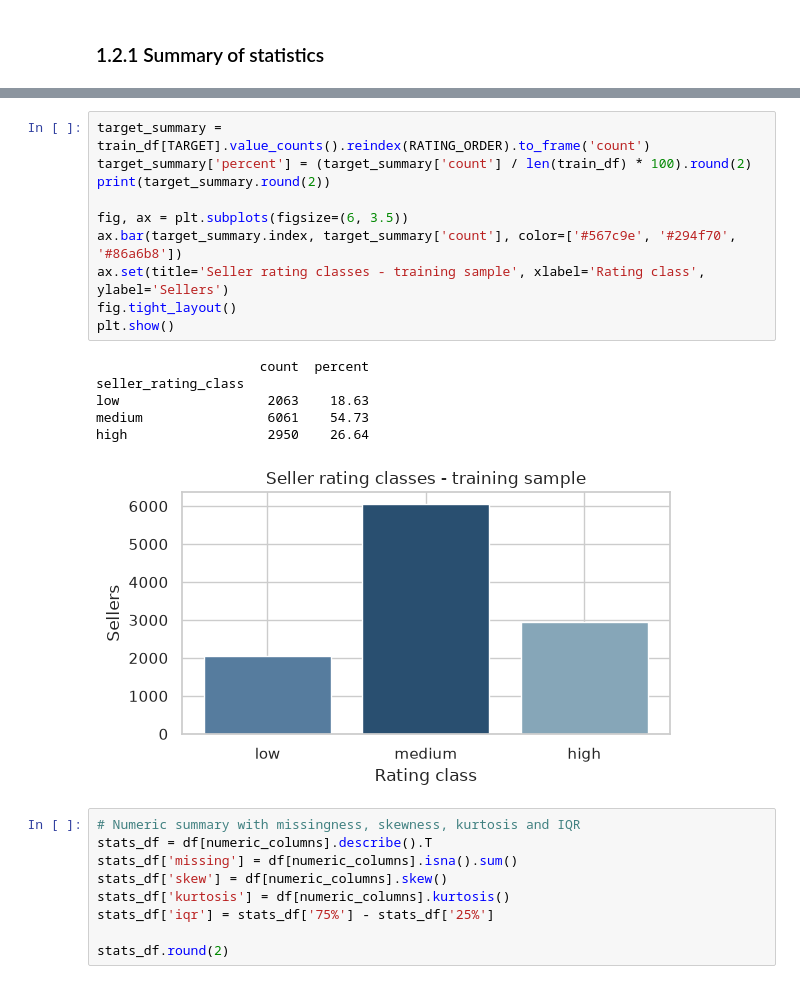
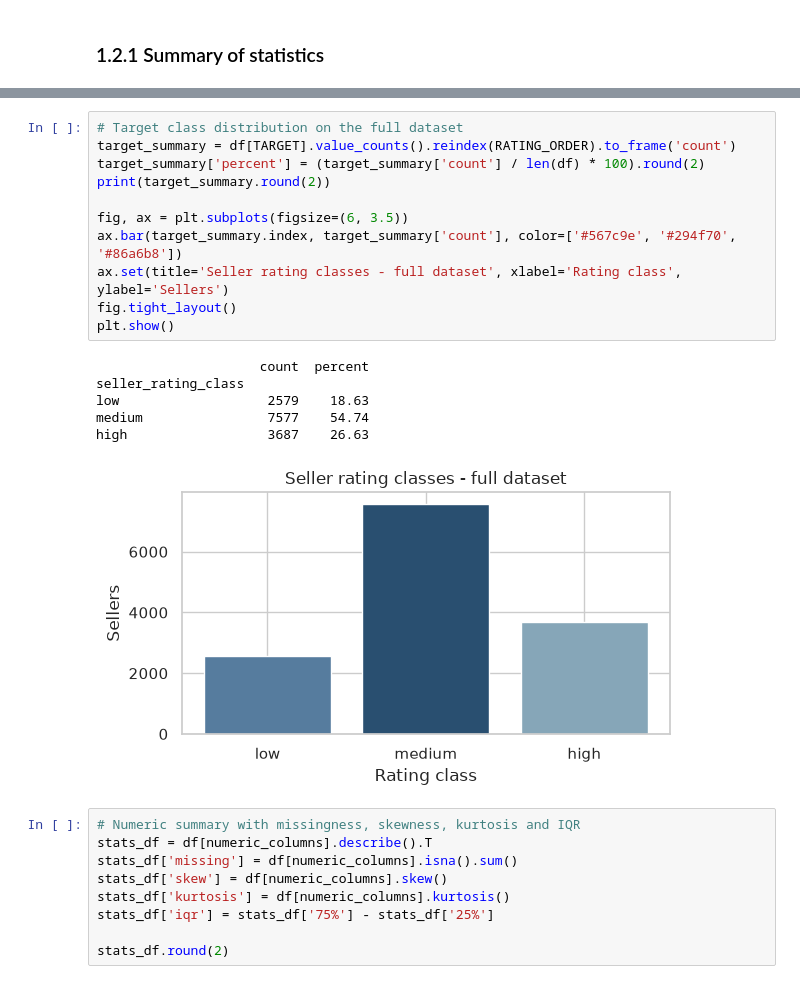
Before and after one commit to iqbalzain99/data-mining_unipi_1_2026, a Jupyter notebook: project/merged_1_2_distribution.ipynb, the cells around one changed output, grey strips where cells are left out. Cells and saved outputs as stored; diff of their text form.

Commit message:
Use full dataset in merged 1.2 notebook (remove split table)

```diff
--- a/project/merged_1_2_distribution.ipynb
+++ b/project/merged_1_2_distribution.ipynb
@@ -63,20 +43,21 @@ split_summary
 # %%
-target_summary = train_df[TARGET].value_counts().reindex(RATING_ORDER).to_frame('count')
-target_summary['percent'] = (target_summary['count'] / len(train_df) * 100).round(2)
+# Target class distribution on the full dataset
+target_summary = df[TARGET].value_counts().reindex(RATING_ORDER).to_frame('count')
+target_summary['percent'] = (target_summary['count'] / len(df) * 100).round(2)
 print(target_summary.round(2))
 
 fig, ax = plt.subplots(figsize=(6, 3.5))
 ax.bar(target_summary.index, target_summary['count'], color=['#567c9e', '#294f70', '#86a6b8'])
-ax.set(title='Seller rating classes - training sample', xlabel='Rating class', ylabel='Sellers')
+ax.set(title='Seller rating classes - full dataset', xlabel='Rating class', ylabel='Sellers')
 fig.tight_layout()
 plt.show()
 # %% [output]
                      count  percent
 seller_rating_class
-low                   2063    18.63
-medium                6061    54.73
-high                  2950    26.64
+low                   2579    18.63
+medium                7577    54.74
+high                  3687    26.63
-[figure, old version]
+[figure, new version]
 # %%
 # Numeric summary with missingness, skewness, kurtosis and IQR
 stats_df = df[numeric_columns].describe().T
```
Also changed, not shown: parts of 3 cells of this notebook.
